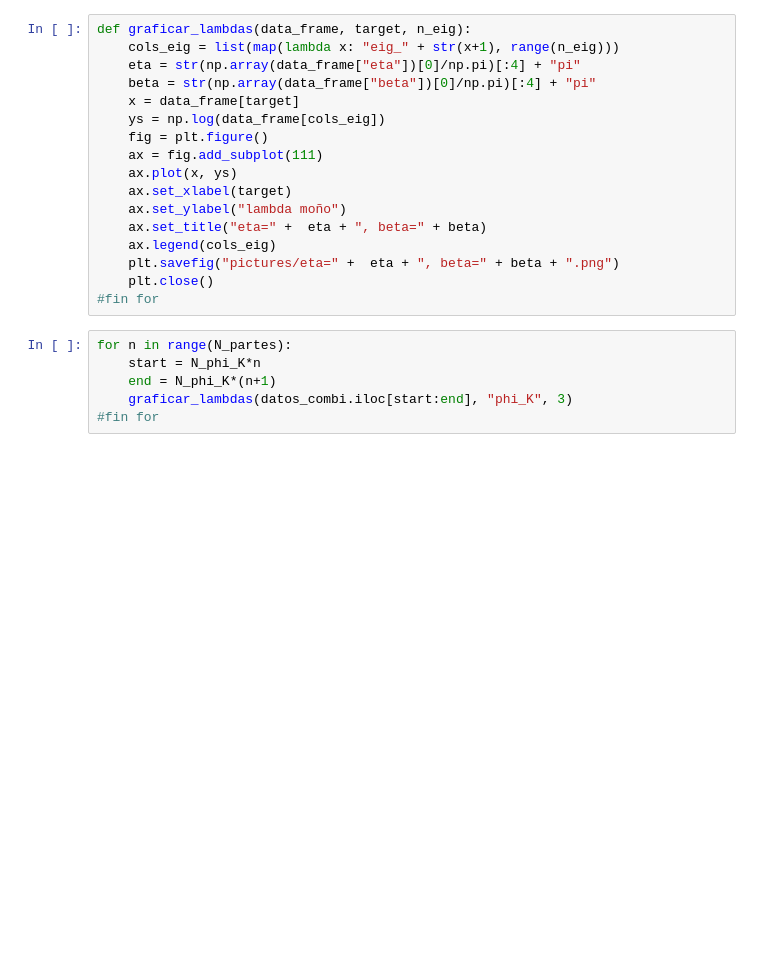
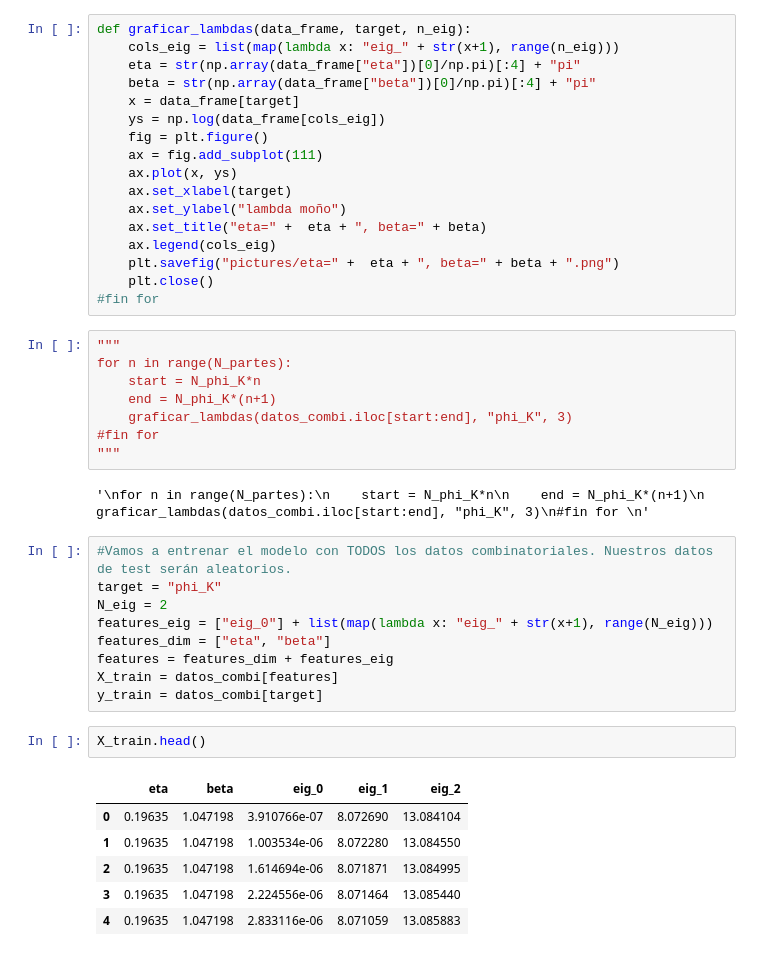
Before and after one commit to jacubillos10/RUSpectroscopy_Tools, a Jupyter notebook: notebooks/procesar_combi.ipynb, the cells around one changed output. Saved outputs shown, nothing was run; the diff lists cells and outputs as text; blank space fills up the shorter version.

```diff
--- a/notebooks/procesar_combi.ipynb
+++ b/notebooks/procesar_combi.ipynb
@@ -52,8 +57,30 @@ def graficar_lambdas(data_frame, target, n_eig):
     plt.close()
 #fin for
 # %%
+"""
 for n in range(N_partes):
     start = N_phi_K*n
     end = N_phi_K*(n+1)
     graficar_lambdas(datos_combi.iloc[start:end], "phi_K", 3)
 #fin for
+"""
+# %% [output]
+'\nfor n in range(N_partes):\n    start = N_phi_K*n\n    end = N_phi_K*(n+1)\n    graficar_lambdas(datos_combi.iloc[start:end], "phi_K", 3)\n#fin for \n'
+# %%
+#Vamos a entrenar el modelo con TODOS los datos combinatoriales. Nuestros datos de test serán aleatorios.
+target = "phi_K"
+N_eig = 2
+features_eig = ["eig_0"] + list(map(lambda x: "eig_" + str(x+1), range(N_eig)))
+features_dim = ["eta", "beta"]
+features = features_dim + features_eig
+X_train = datos_combi[features]
+y_train = datos_combi[target]
+# %%
+X_train.head()
+# %% [output]
+|  | eta | beta | eig_0 | eig_1 | eig_2 |
+| 0 | 0.19635 | 1.047198 | 3.910766e-07 | 8.072690 | 13.084104 |
+| 1 | 0.19635 | 1.047198 | 1.003534e-06 | 8.072280 | 13.084550 |
+| 2 | 0.19635 | 1.047198 | 1.614694e-06 | 8.071871 | 13.084995 |
+| 3 | 0.19635 | 1.047198 | 2.224556e-06 | 8.071464 | 13.085440 |
+| 4 | 0.19635 | 1.047198 | 2.833116e-06 | 8.071059 | 13.085883 |
```
Also changed, not shown: parts of 7 cells of this notebook.
